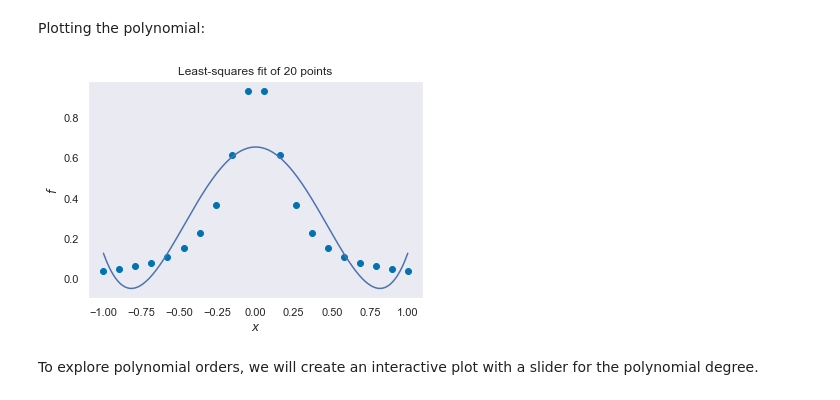
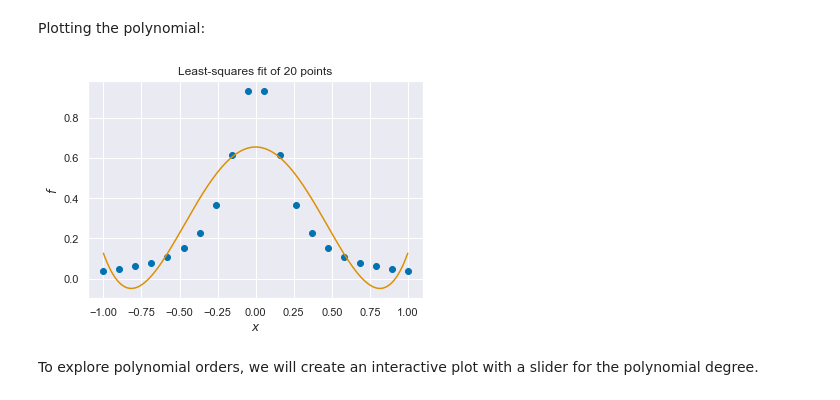
Before and after one commit to garth-wells/notebooks-3M1, a Jupyter notebook: 02-LeastSquares.ipynb, the cells around one changed output. Cells and saved outputs as stored; diff of their text form; code cells hidden in the pictures.

Commit message:
Update more plots

```diff
--- a/02-LeastSquares.ipynb
+++ b/02-LeastSquares.ipynb
@@ -447,16 +445,15 @@ Plotting the polynomial:
 # %%
 # Evaluate polynomial at some points
 y_ls = p_ls(x_fit)
 
 # Plot
 plt.xlabel('$x$')
 plt.ylabel('$f$')
 # plt.ylim(-1.1, 1.1)
 plt.title('Least-squares fit of 20 points')
-plt.plot(x_p, y_p, 'o', x_fit, y_ls,'b-');
-plt.grid();
+plt.plot(x_p, y_p, 'o', x_fit, y_ls,'-');
 # %% [output]
-[figure, old version]
+[figure, new version]
 # %% [markdown]
 To explore polynomial orders, we will create an interactive plot with a slider for the polynomial degree.
 # %%
```
Also changed, not shown: parts of 3 cells of this notebook.
